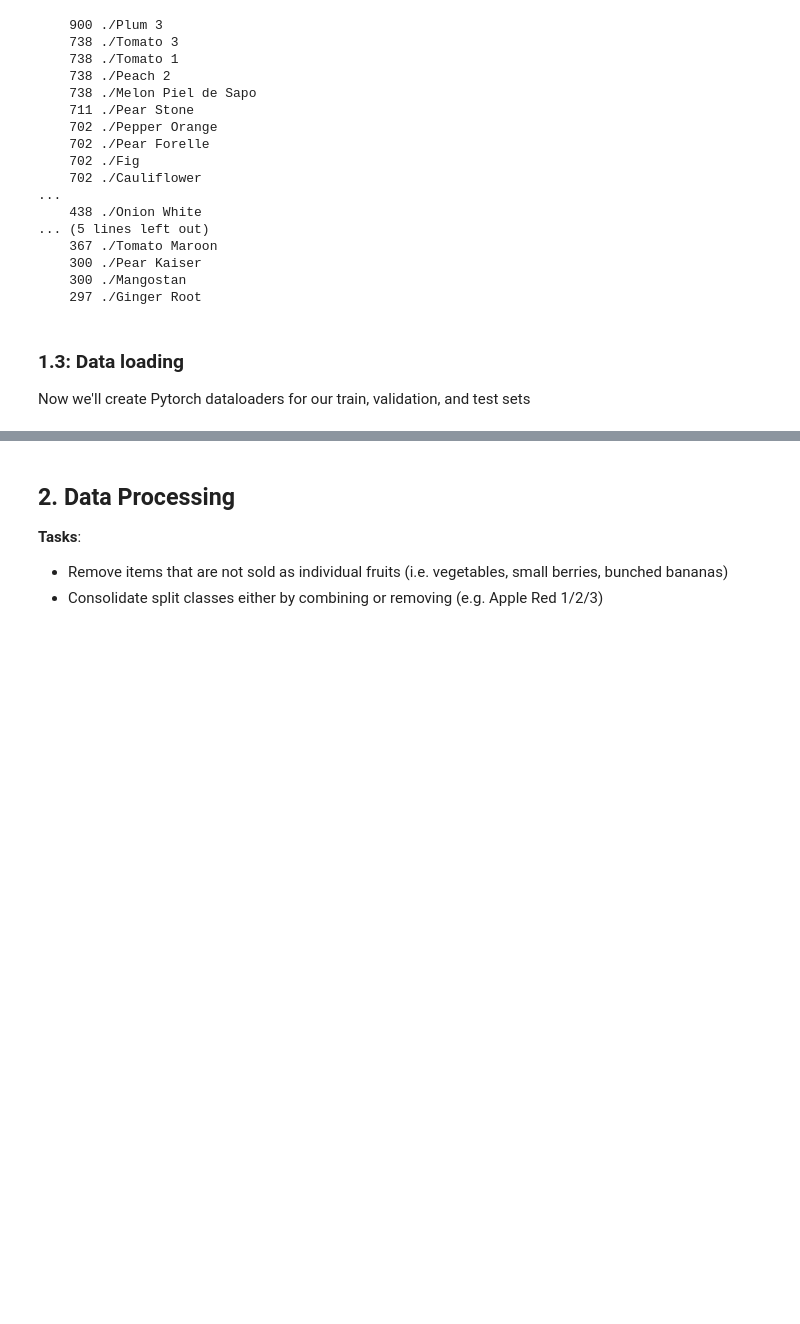
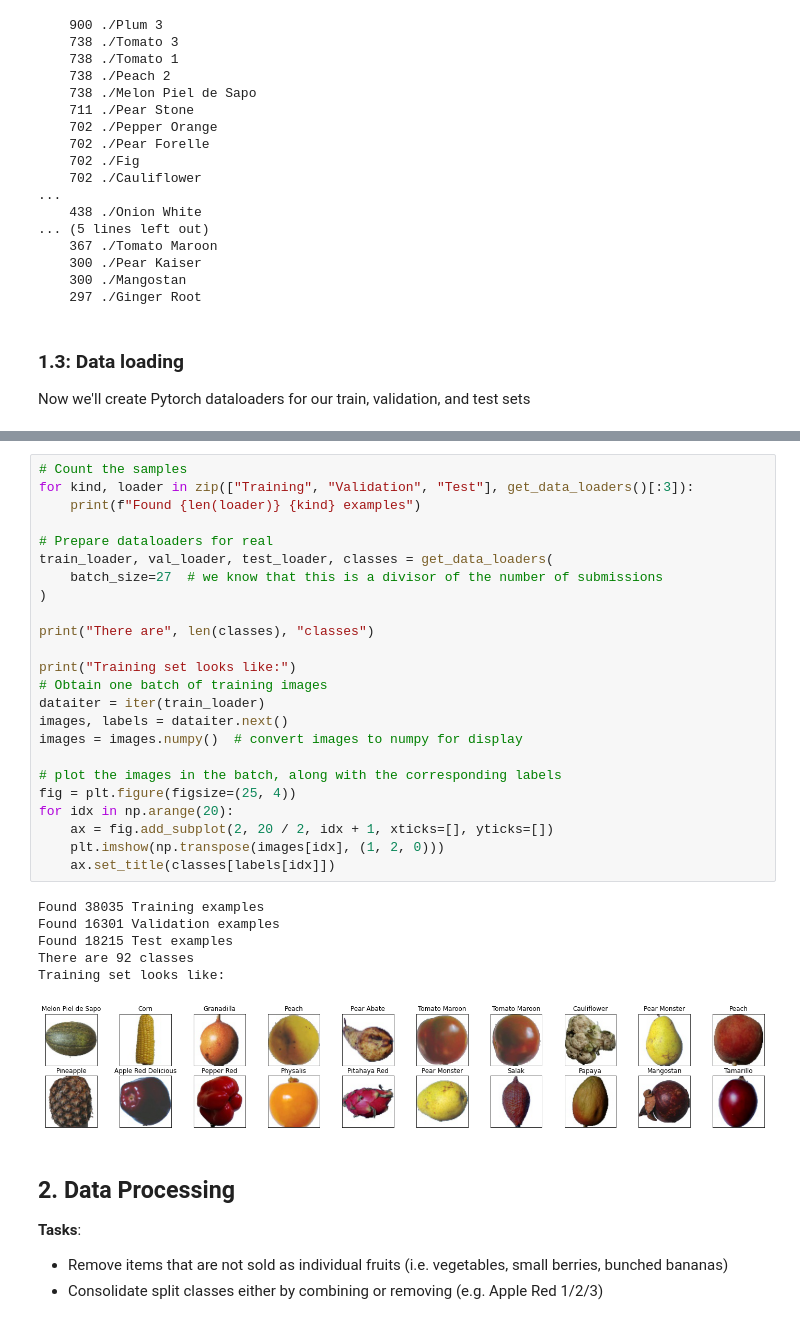
Before and after one commit to MichaelCondo/Team9-APS360-Project, a Jupyter notebook: CheckYoSelf.ipynb, the cells around one changed output, grey strips where cells are left out. Saved outputs shown, nothing was run; the diff lists cells and outputs as text; blank space fills up the shorter version.

Commit message:
Add data loading code

```diff
--- a/CheckYoSelf.ipynb
+++ b/CheckYoSelf.ipynb
@@ -291,3 +395,34 @@ Now we'll create Pytorch dataloaders for our train, validation, and test sets
+# %%
+# Count the samples
+for kind, loader in zip(["Training", "Validation", "Test"], get_data_loaders()[:3]):
+    print(f"Found {len(loader)} {kind} examples")
+
+# Prepare dataloaders for real
+train_loader, val_loader, test_loader, classes = get_data_loaders(
+    batch_size=27  # we know that this is a divisor of the number of submissions
+)
+
+print("There are", len(classes), "classes")
+
+print("Training set looks like:")
+# Obtain one batch of training images
+dataiter = iter(train_loader)
+images, labels = dataiter.next()
+images = images.numpy()  # convert images to numpy for display
+
+# plot the images in the batch, along with the corresponding labels
+fig = plt.figure(figsize=(25, 4))
+for idx in np.arange(20):
+    ax = fig.add_subplot(2, 20 / 2, idx + 1, xticks=[], yticks=[])
+    plt.imshow(np.transpose(images[idx], (1, 2, 0)))
+    ax.set_title(classes[labels[idx]])
+# %% [output]
+Found 38035 Training examples
+Found 16301 Validation examples
+Found 18215 Test examples
+There are 92 classes
+Training set looks like:
+[figure, added]
 # %% [markdown]
 ## 2. Data Processing
 
```
Also changed, not shown: parts of 7 cells of this notebook.
